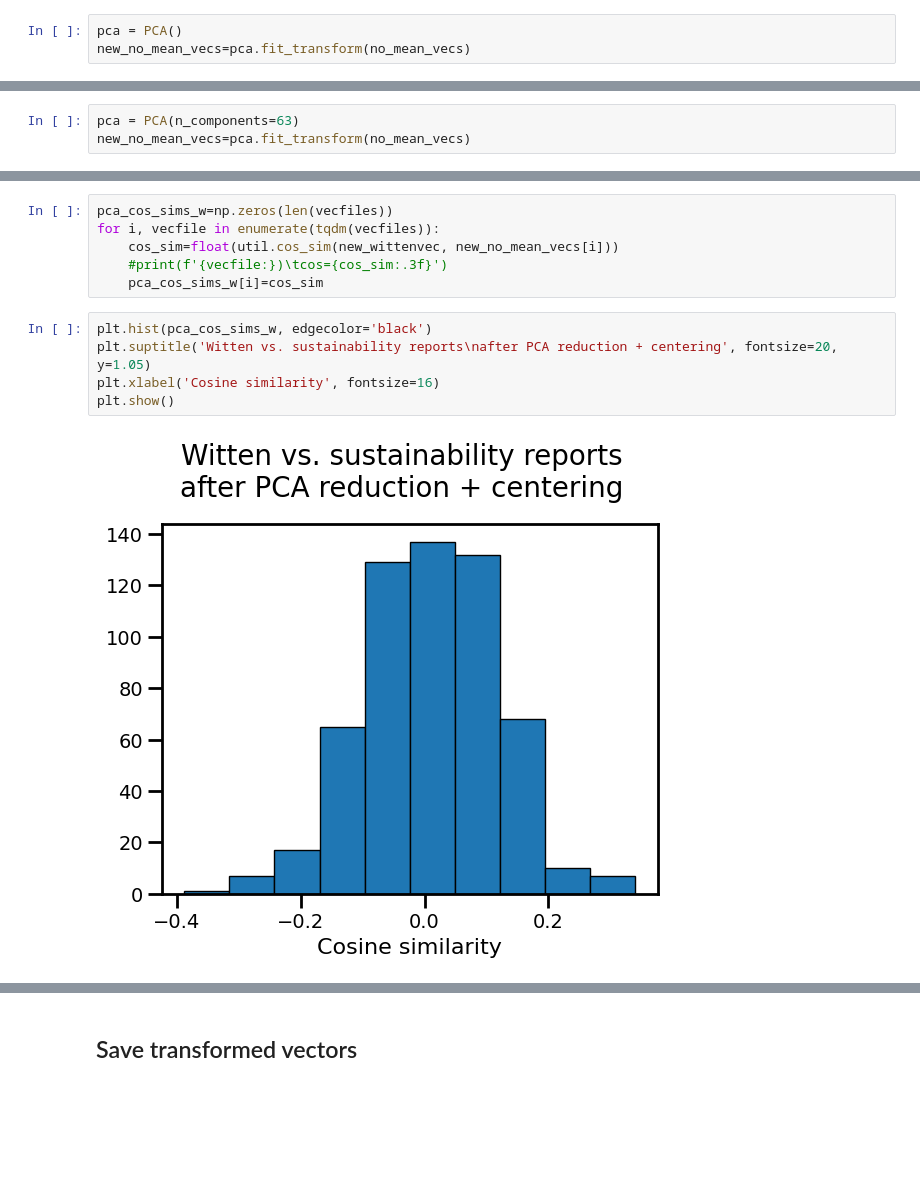
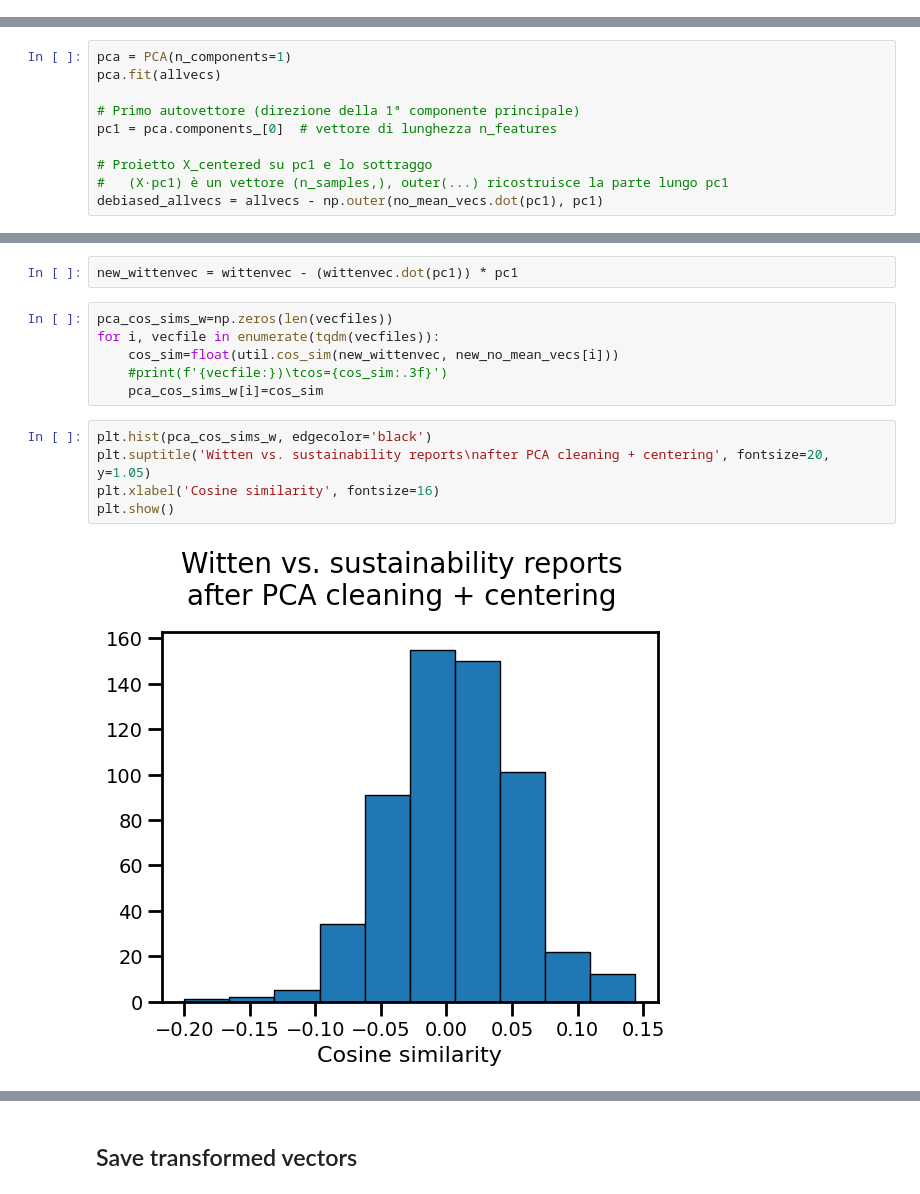
Before and after one commit to fabiosaracco/sdg_repos_advanced, a Jupyter notebook: 1_0_mean_vec.ipynb, the cells around one changed output, grey strips where cells are left out. Drawn from its saved outputs; the diff is of its cells as text; blank space fills up the shorter version.

```diff
--- a/1_0_mean_vec.ipynb
+++ b/1_0_mean_vec.ipynb
@@ -221,3 +221,0 @@ for i, vecfile in enumerate(tqdm(vecfiles)):
-# %%
-pca = PCA()
-new_no_mean_vecs=pca.fit_transform(no_mean_vecs)
@@ -247,3 +221,0 @@ np.where(np.cumsum(pca.explained_variance_ratio_)<=.99)[0][-1]
-# %%
-pca = PCA(n_components=63)
-new_no_mean_vecs=pca.fit_transform(no_mean_vecs)
@@ -259,2 +226,12 @@ plt.show()
+# %%
+pca = PCA(n_components=1)
+pca.fit(allvecs)
+
+# Primo autovettore (direzione della 1ª componente principale)
+pc1 = pca.components_[0]  # vettore di lunghezza n_features
+
+# Proietto X_centered su pc1 e lo sottraggo
+#   (X·pc1) è un vettore (n_samples,), outer(...) ricostruisce la parte lungo pc1
+debiased_allvecs = allvecs - np.outer(no_mean_vecs.dot(pc1), pc1)
 # %% [markdown]
 ## Check with Witten
@@ -263,3 +238,5 @@ new_wittenvec = pca.transform([wittenvec])
+# %%
+new_wittenvec = wittenvec - (wittenvec.dot(pc1)) * pc1
 # %%
 pca_cos_sims_w=np.zeros(len(vecfiles))
 for i, vecfile in enumerate(tqdm(vecfiles)):
@@ -268,11 +245,11 @@ for i, vecfile in enumerate(tqdm(vecfiles)):
     pca_cos_sims_w[i]=cos_sim
 # %%
 plt.hist(pca_cos_sims_w, edgecolor='black')
-plt.suptitle('Witten vs. sustainability reports\nafter PCA reduction + centering', fontsize=20, y=1.05)
+plt.suptitle('Witten vs. sustainability reports\nafter PCA cleaning + centering', fontsize=20, y=1.05)
 plt.xlabel('Cosine similarity', fontsize=16)
 plt.show()
 # %% [output]
-[figure, old version]
+[figure, new version]
 # %%
 np.mean(pca_cos_sims_w), np.std(pca_cos_sims_w)
 # %% [output]
```
Also changed, not shown: parts of 34 cells of this notebook, 6 other files.
